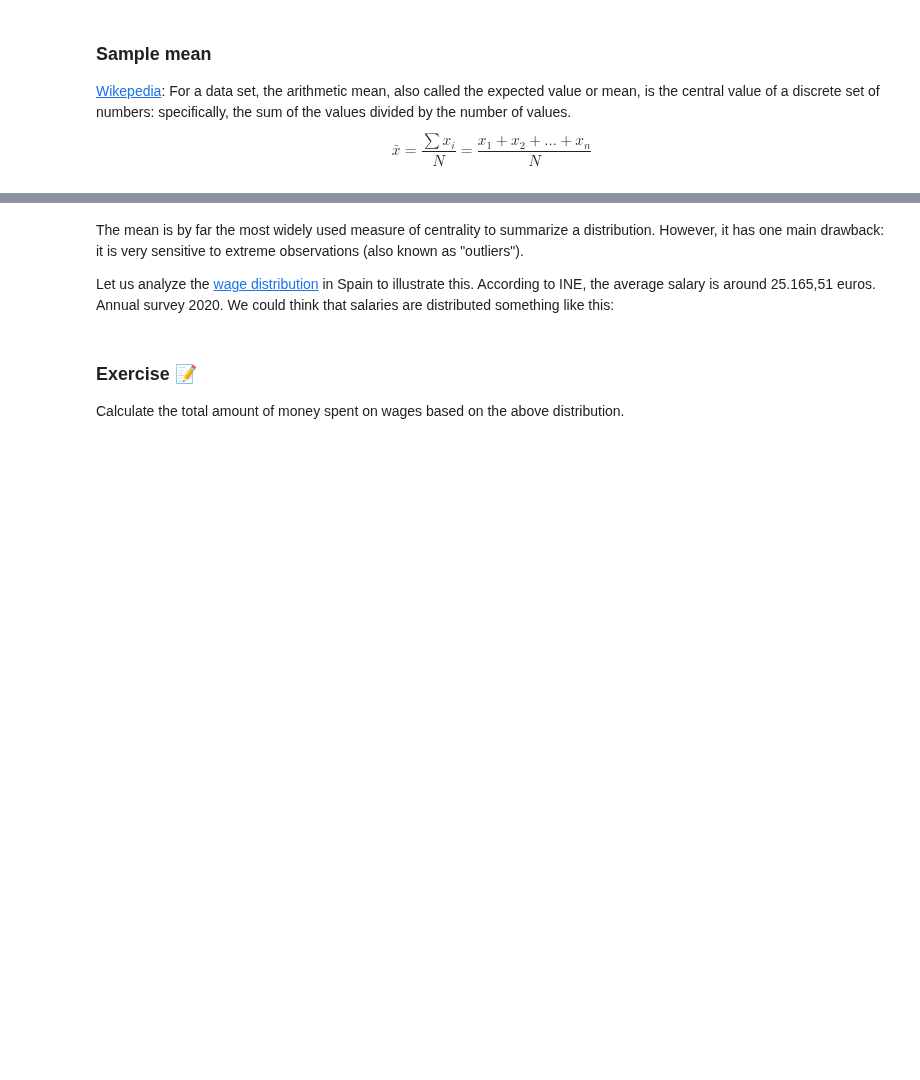
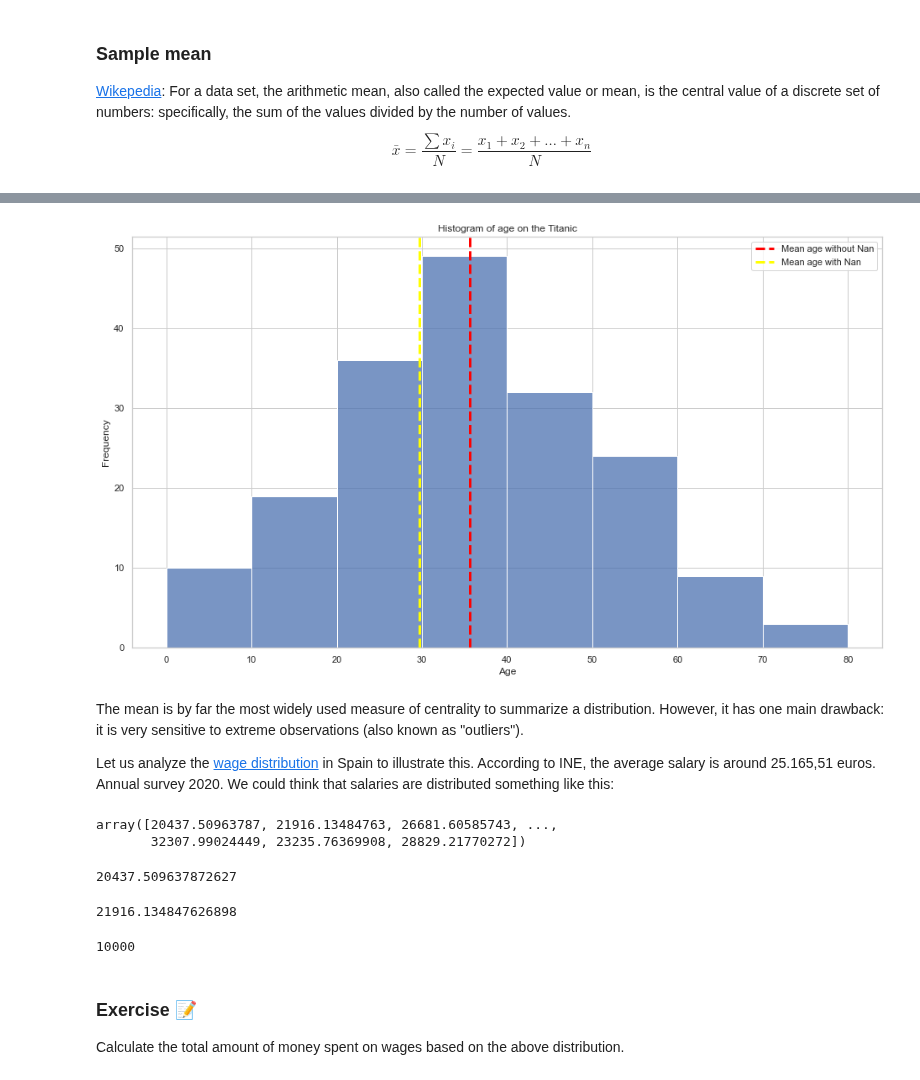
Before and after one commit to Ironhack-data-bcn-january-2023/lectures, a Jupyter notebook: week-5/02 - Intro to statistics.ipynb, the cells around one changed output, grey strips where cells are left out. Cells and saved outputs as stored; diff of their text form; code cells hidden in the pictures; blank space fills up the shorter version.

```diff
--- a/week-5/02 - Intro to statistics.ipynb
+++ b/week-5/02 - Intro to statistics.ipynb
@@ -43,3 +142,26 @@ $$\bar{x} = \frac{\sum x_i}{N} = \frac{x_1 + x_2 + \dots + x_n}{N}$$
+# %%
+# PLOT WITHOUT MISSING VALUES
+
+graph = sns.histplot(x=df2.age, bins=np.linspace(0,80,9))
+graph.axvline(df2.age.mean(),
+             c="red",
+             label="Mean age without Nan",
+             linestyle="--",
+             linewidth = 3) # without NaN # {'-', '--', '-.', ':', '', (offset, on-off-seq), ...}
+
+graph.axvline(df_titanic.age.mean(), c="yellow",
+             label="Mean age with Nan", #with Nan
+            linestyle="--",
+             linewidth = 3)
+
+plt.title("Histogram of age on the Titanic")
+plt.xlabel("Age")
+plt.ylabel("Frequency")
+plt.legend()
+
+plt.show(); #closing argument for the class
+# %% [output]
+[figure, added]
 # %% [markdown]
 The mean is by far the most widely used measure of centrality to summarize a distribution. However, it has one main drawback: it is very sensitive to extreme observations (also known as "outliers").
 
@@ -47,3 +173,21 @@ Let us analyze the [wage distribution](https://www.ine.es/dyngs/INEbase/es/opera
+# %%
+mock_salaries = np.random.normal(sample_mean, sample_std, population)
+mock_salaries
+# %% [output]
+array([20437.50963787, 21916.13484763, 26681.60585743, ...,
+       32307.99024449, 23235.76369908, 28829.21770272])
+# %%
+mock_salaries[0]
+# %% [output]
+20437.509637872627
+# %%
+mock_salaries[1]
+# %% [output]
+21916.134847626898
+# %%
+len(mock_salaries)
+# %% [output]
+10000
 # %% [markdown]
 ### Exercise 📝
 
```
Also changed, not shown: parts of 29 cells of this notebook.
